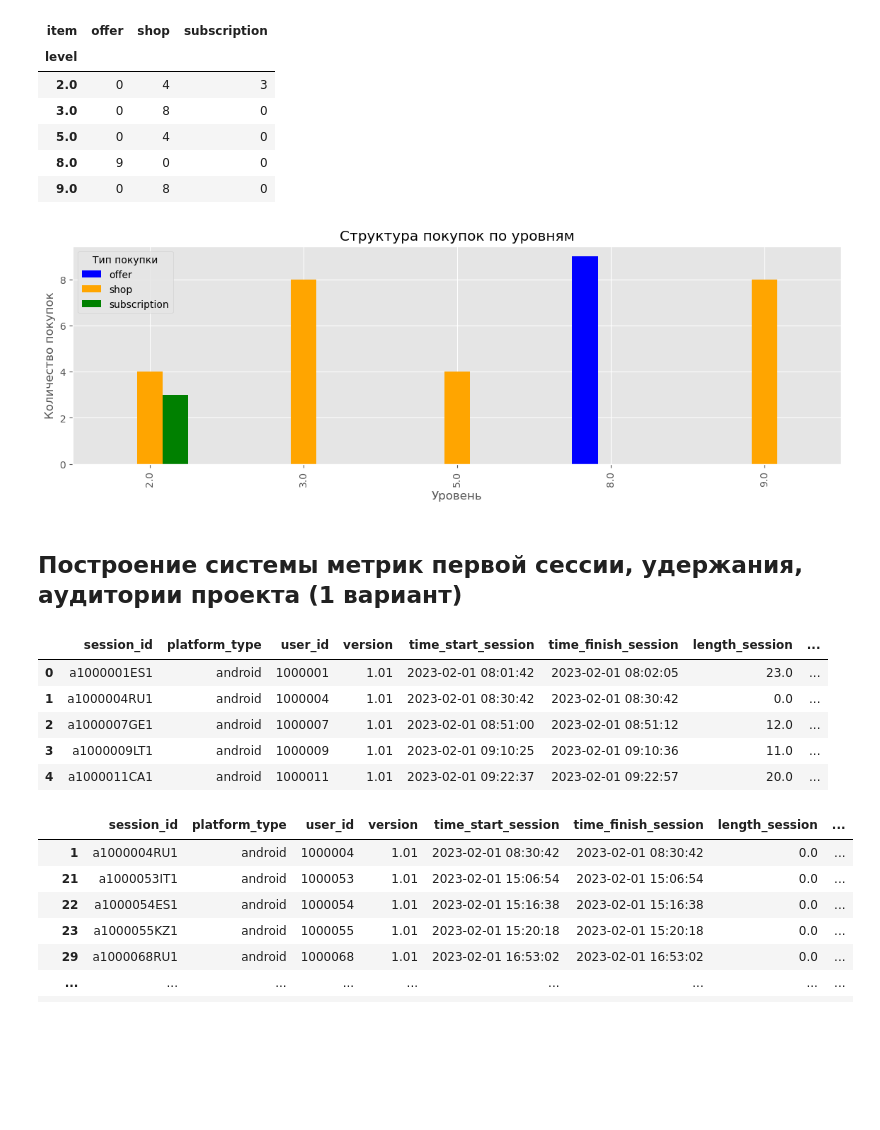
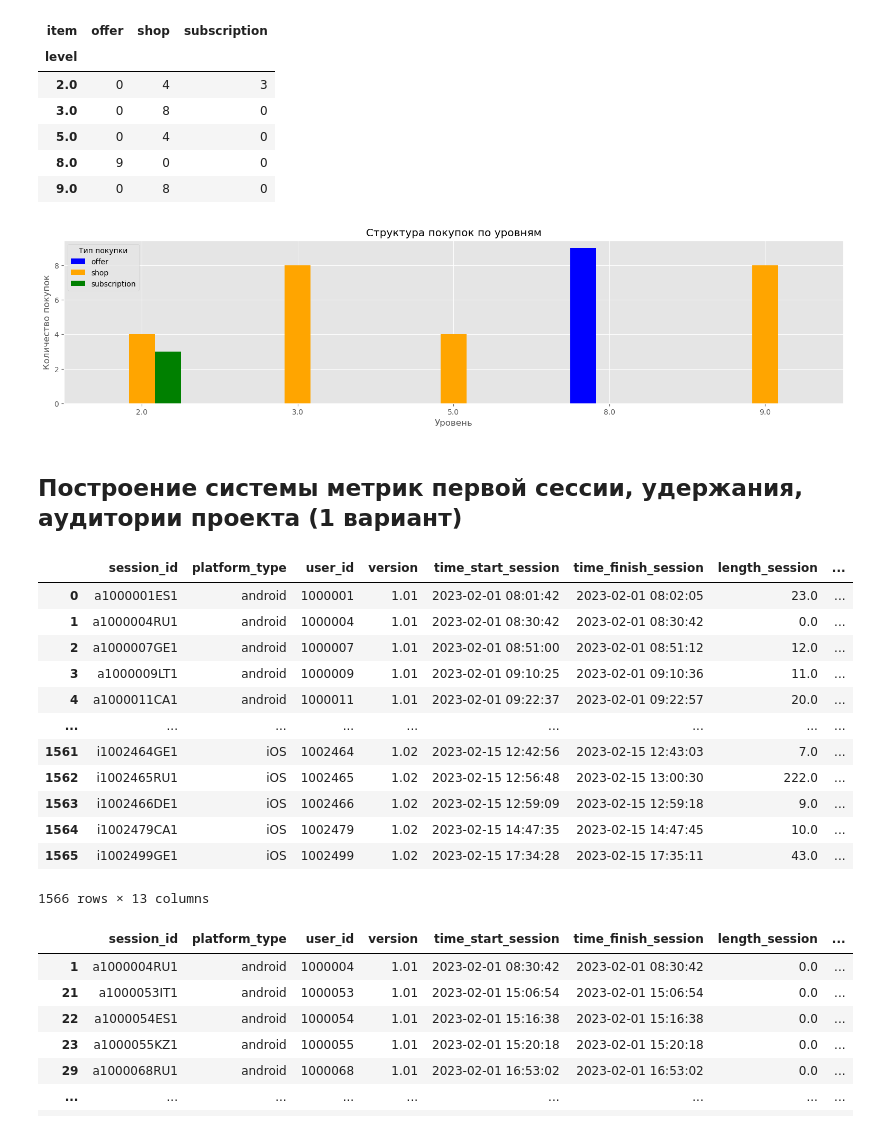
Before and after one commit to 7odzord/TMS-Diplom, a Jupyter notebook: diplom_Drozdov.ipynb, the cells around one changed output. Drawn from its saved outputs; the diff is of its cells as text; code cells hidden in the pictures; blank space fills up the shorter version.

```diff
--- a/diplom_Drozdov.ipynb
+++ b/diplom_Drozdov.ipynb
@@ -531,18 +531,19 @@ final_structure
 | 8.0 | 9 | 0 | 0 |
 | 9.0 | 0 | 8 | 0 |
 # %%
-final_structure.plot(kind='bar', figsize=(14, 4), color=['blue', 'orange', 'green'])
+final_structure.plot(kind='bar', figsize=(19, 4), color=['blue', 'orange', 'green'])
 plt.title('Структура покупок по уровням')
 plt.xlabel('Уровень')
 plt.ylabel('Количество покупок')
 plt.legend(title='Тип покупки')
+plt.xticks(rotation=0)
 plt.show()
 # %% [output]
-[figure, old version]
+[figure, new version]
 # %% [markdown]
 ## Построение системы метрик первой сессии, удержания, аудитории проекта (1 вариант)
 # %%
-user_session.head()
+user_session
 # %% [output]
 |  | session_id | platform_type | user_id | version | time_start_session | time_finish_session | length_session | ... |
 | 0 | a1000001ES1 | android | 1000001 | 1.01 | 2023-02-01 08:01:42 | 2023-02-01 08:02:05 | 23.0 | ... |
@@ -550,6 +551,13 @@ user_session.head()
 | 2 | a1000007GE1 | android | 1000007 | 1.01 | 2023-02-01 08:51:00 | 2023-02-01 08:51:12 | 12.0 | ... |
 | 3 | a1000009LT1 | android | 1000009 | 1.01 | 2023-02-01 09:10:25 | 2023-02-01 09:10:36 | 11.0 | ... |
 | 4 | a1000011CA1 | android | 1000011 | 1.01 | 2023-02-01 09:22:37 | 2023-02-01 09:22:57 | 20.0 | ... |
+| ... | ... | ... | ... | ... | ... | ... | ... | ... |
+| 1561 | i1002464GE1 | iOS | 1002464 | 1.02 | 2023-02-15 12:42:56 | 2023-02-15 12:43:03 | 7.0 | ... |
+| 1562 | i1002465RU1 | iOS | 1002465 | 1.02 | 2023-02-15 12:56:48 | 2023-02-15 13:00:30 | 222.0 | ... |
+| 1563 | i1002466DE1 | iOS | 1002466 | 1.02 | 2023-02-15 12:59:09 | 2023-02-15 12:59:18 | 9.0 | ... |
+| 1564 | i1002479CA1 | iOS | 1002479 | 1.02 | 2023-02-15 14:47:35 | 2023-02-15 14:47:45 | 10.0 | ... |
+| 1565 | i1002499GE1 | iOS | 1002499 | 1.02 | 2023-02-15 17:34:28 | 2023-02-15 17:35:11 | 43.0 | ... |
+1566 rows × 13 columns
 # %%
 user_session[user_session['length_session'] == 0]
 # %% [output]
```
Also changed, not shown: parts of 19 cells of this notebook, 1 other file.
